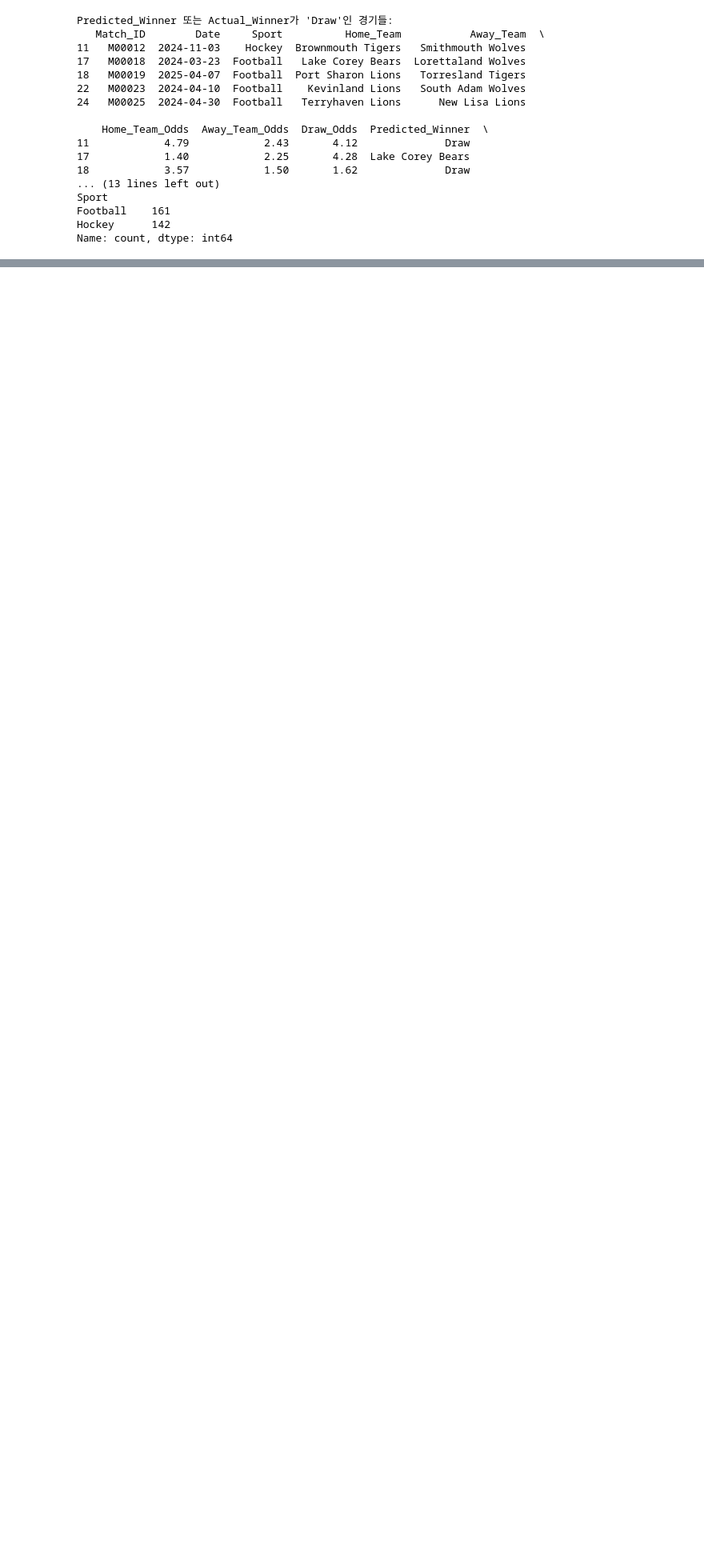
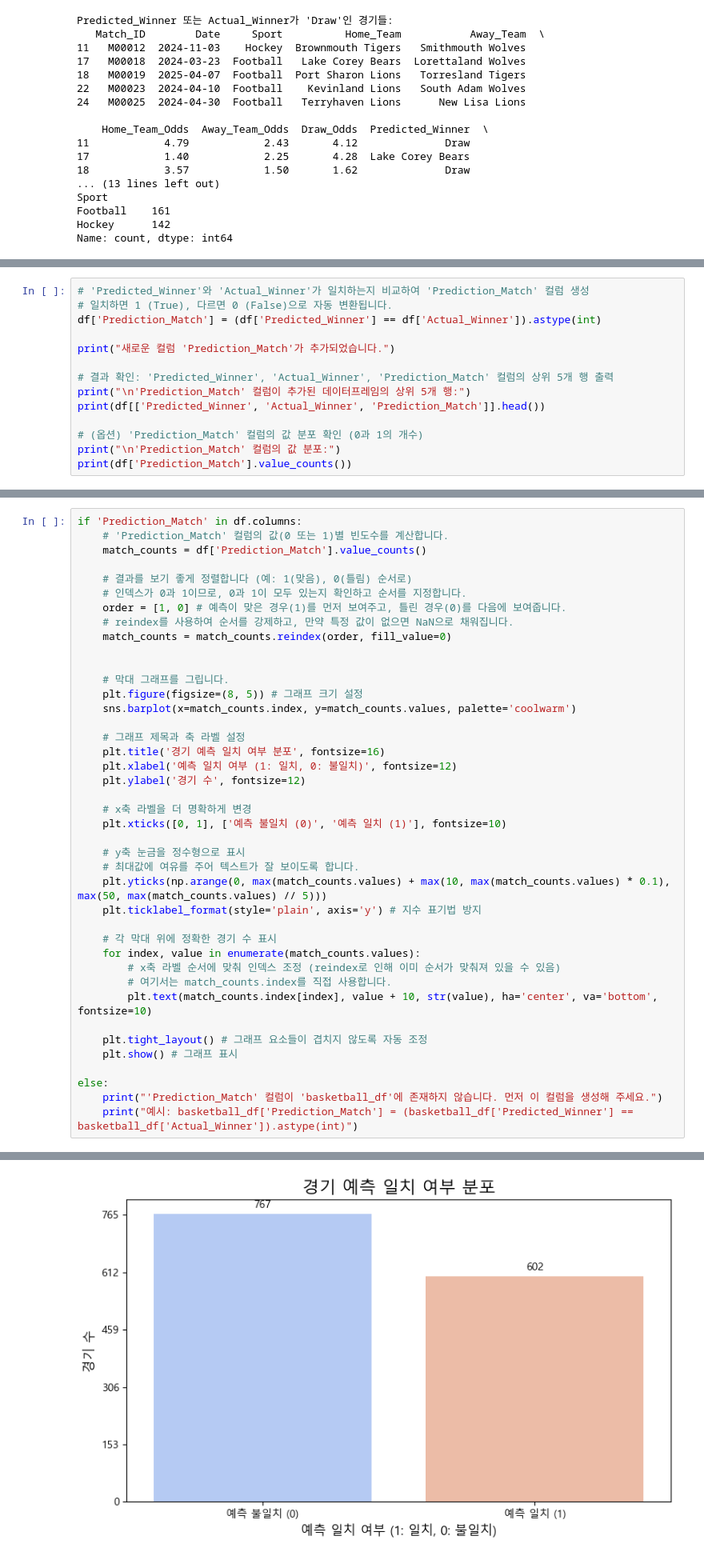
Before and after one commit to whatiddone/Kaggle_Writedown, a Jupyter notebook: sports_betting_predictive_analysis.ipynb, the cells around one changed output, grey strips where cells are left out. Shown at 80% size. Drawn from its saved outputs; the diff is of its cells as text; blank space fills up the shorter version.

```diff
--- a/sports_betting_predictive_analysis.ipynb
+++ b/sports_betting_predictive_analysis.ipynb
@@ -329,0 +426,14 @@ Name: count, dtype: int64
+# %%
+# 'Predicted_Winner'와 'Actual_Winner'가 일치하는지 비교하여 'Prediction_Match' 컬럼 생성
+# 일치하면 1 (True), 다르면 0 (False)으로 자동 변환됩니다.
+df['Prediction_Match'] = (df['Predicted_Winner'] == df['Actual_Winner']).astype(int)
+
+print("새로운 컬럼 'Prediction_Match'가 추가되었습니다.")
+
+# 결과 확인: 'Predicted_Winner', 'Actual_Winner', 'Prediction_Match' 컬럼의 상위 5개 행 출력
+print("\n'Prediction_Match' 컬럼이 추가된 데이터프레임의 상위 5개 행:")
+print(df[['Predicted_Winner', 'Actual_Winner', 'Prediction_Match']].head())
+
+# (옵션) 'Prediction_Match' 컬럼의 값 분포 확인 (0과 1의 개수)
+print("\n'Prediction_Match' 컬럼의 값 분포:")
+print(df['Prediction_Match'].value_counts())
@@ -329,0 +456,42 @@ Name: count, dtype: int64
+# %%
+if 'Prediction_Match' in df.columns:
+    # 'Prediction_Match' 컬럼의 값(0 또는 1)별 빈도수를 계산합니다.
+    match_counts = df['Prediction_Match'].value_counts()
+
+    # 결과를 보기 좋게 정렬합니다 (예: 1(맞음), 0(틀림) 순서로)
+    # 인덱스가 0과 1이므로, 0과 1이 모두 있는지 확인하고 순서를 지정합니다.
+    order = [1, 0] # 예측이 맞은 경우(1)를 먼저 보여주고, 틀린 경우(0)를 다음에 보여줍니다.
+    # reindex를 사용하여 순서를 강제하고, 만약 특정 값이 없으면 NaN으로 채워집니다.
+    match_counts = match_counts.reindex(order, fill_value=0)
+
+
+    # 막대 그래프를 그립니다.
+    plt.figure(figsize=(8, 5)) # 그래프 크기 설정
+    sns.barplot(x=match_counts.index, y=match_counts.values, palette='coolwarm')
+
+    # 그래프 제목과 축 라벨 설정
+    plt.title('경기 예측 일치 여부 분포', fontsize=16)
+    plt.xlabel('예측 일치 여부 (1: 일치, 0: 불일치)', fontsize=12)
+    plt.ylabel('경기 수', fontsize=12)
+
+    # x축 라벨을 더 명확하게 변경
+    plt.xticks([0, 1], ['예측 불일치 (0)', '예측 일치 (1)'], fontsize=10)
+
+    # y축 눈금을 정수형으로 표시
+    # 최대값에 여유를 주어 텍스트가 잘 보이도록 합니다.
+    plt.yticks(np.arange(0, max(match_counts.values) + max(10, max(match_counts.values) * 0.1), max(50, max(match_counts.values) // 5)))
+    plt.ticklabel_format(style='plain', axis='y') # 지수 표기법 방지
+
+    # 각 막대 위에 정확한 경기 수 표시
+    for index, value in enumerate(match_counts.values):
+        # x축 라벨 순서에 맞춰 인덱스 조정 (reindex로 인해 이미 순서가 맞춰져 있을 수 있음)
+        # 여기서는 match_counts.index를 직접 사용합니다.
+        plt.text(match_counts.index[index], value + 10, str(value), ha='center', va='bottom', fontsize=10)
+
+    plt.tight_layout() # 그래프 요소들이 겹치지 않도록 자동 조정
+    plt.show() # 그래프 표시
+
+else:
+    print("'Prediction_Match' 컬럼이 'basketball_df'에 존재하지 않습니다. 먼저 이 컬럼을 생성해 주세요.")
+    print("예시: basketball_df['Prediction_Match'] = (basketball_df['Predicted_Winner'] == basketball_df['Actual_Winner']).astype(int)")
+# %% [output]
@@ -329,0 +501 @@ Name: count, dtype: int64
+[figure, added]
```
Also changed, not shown: parts of 22 cells of this notebook, 1 other file.
